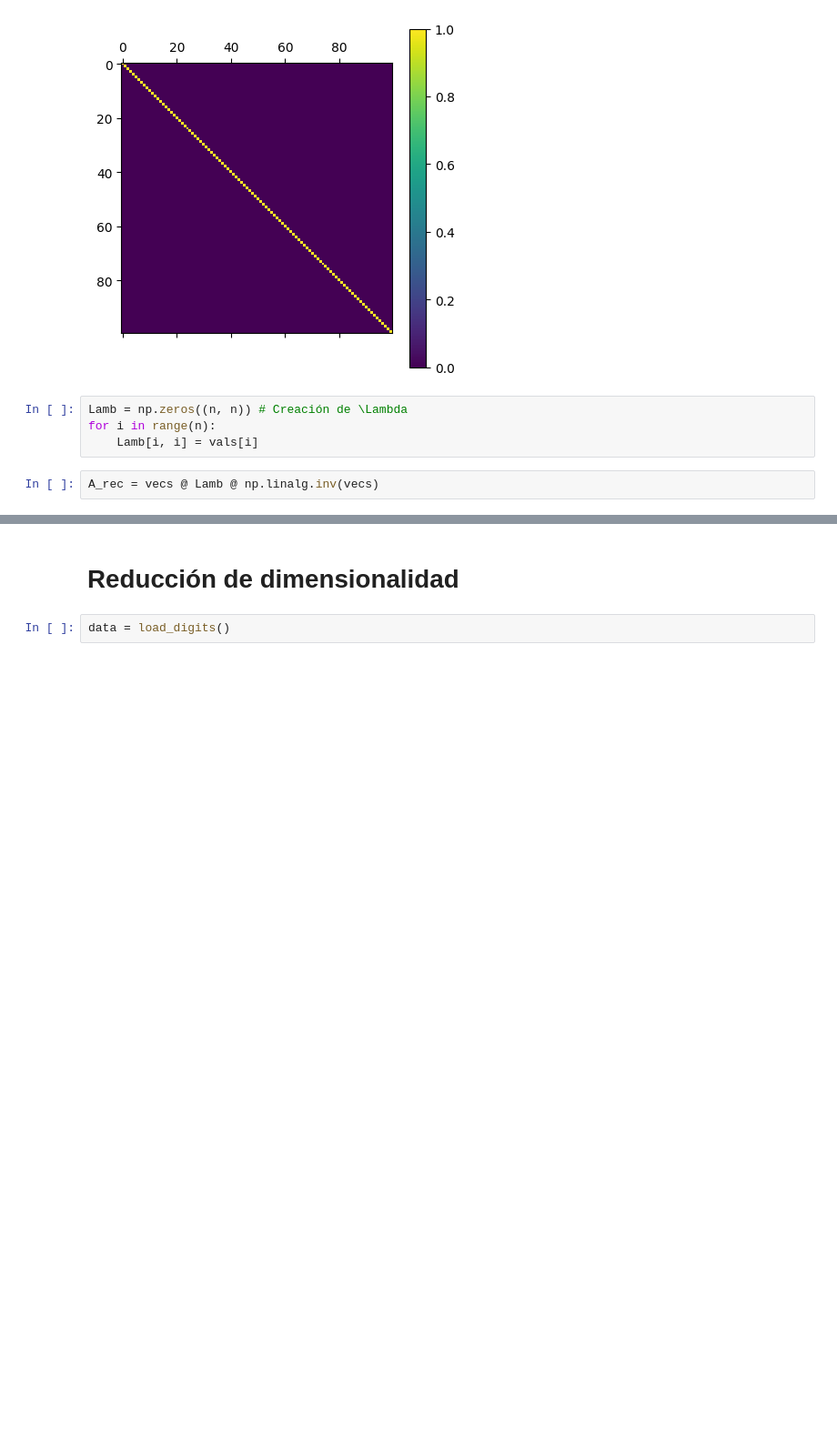
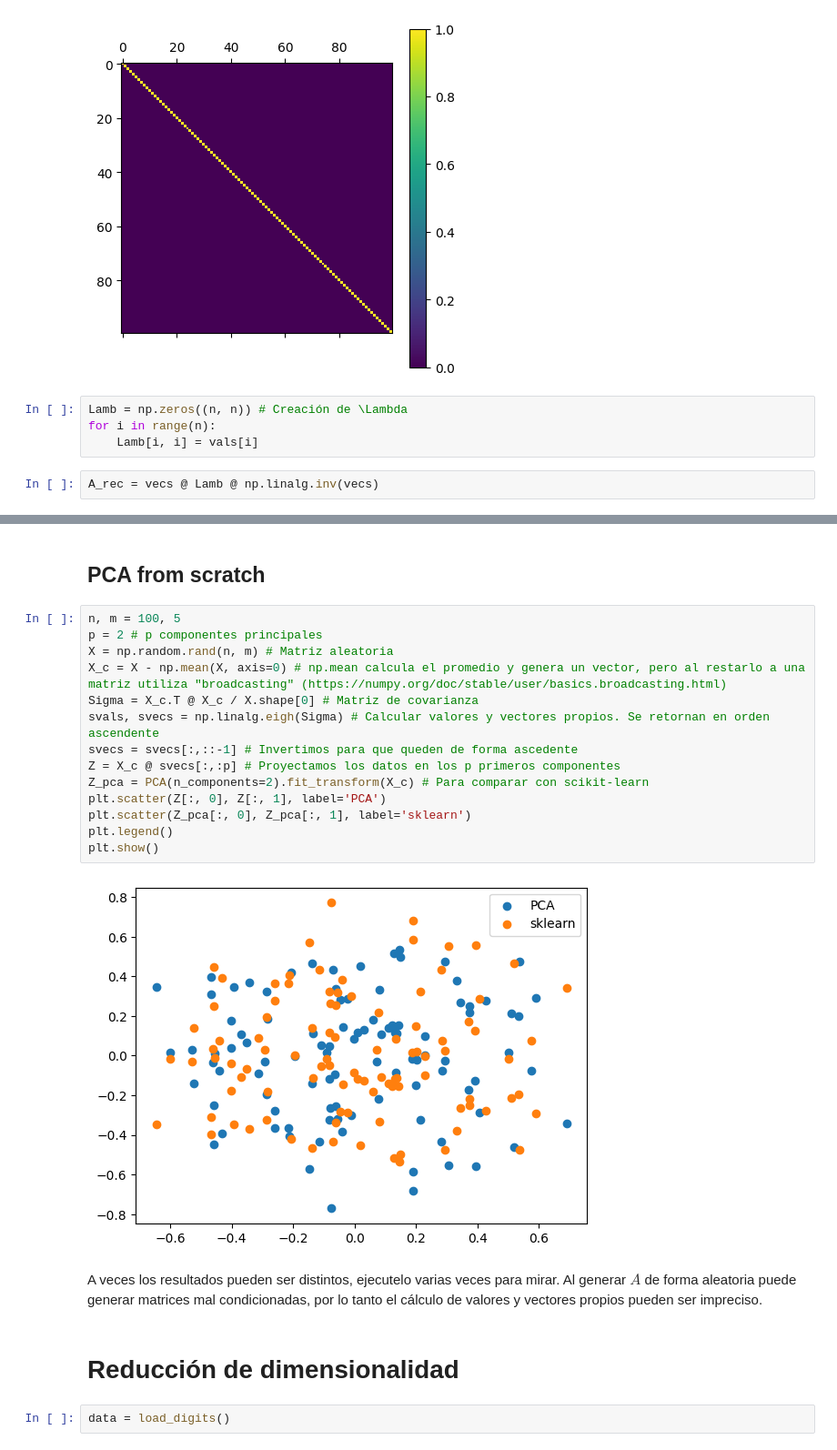
Before and after one commit to dsanmartin/ELE050-B, a Jupyter notebook: 07_dimension.ipynb, the cells around one changed output, grey strips where cells are left out. Shown at 91% size. Cells and saved outputs as stored; diff of their text form; blank space fills up the shorter version.

```diff
--- a/07_dimension.ipynb
+++ b/07_dimension.ipynb
@@ -72,3 +83,23 @@ for i in range(5):
+# %% [markdown]
+## PCA from scratch
+# %%
+n, m = 100, 5
+p = 2 # p componentes principales
+X = np.random.rand(n, m) # Matriz aleatoria
+X_c = X - np.mean(X, axis=0) # np.mean calcula el promedio y genera un vector, pero al restarlo a una matriz utiliza "broadcasting" (https://numpy.org/doc/stable/user/basics.broadcasting.html)
+Sigma = X_c.T @ X_c / X.shape[0] # Matriz de covarianza
+svals, svecs = np.linalg.eigh(Sigma) # Calcular valores y vectores propios. Se retornan en orden ascendente
+svecs = svecs[:,::-1] # Invertimos para que queden de forma ascedente
+Z = X_c @ svecs[:,:p] # Proyectamos los datos en los p primeros componentes
+Z_pca = PCA(n_components=2).fit_transform(X_c) # Para comparar con scikit-learn
+plt.scatter(Z[:, 0], Z[:, 1], label='PCA')
+plt.scatter(Z_pca[:, 0], Z_pca[:, 1], label='sklearn')
+plt.legend()
+plt.show()
+# %% [output]
+[figure, added]
+# %% [markdown]
+A veces los resultados pueden ser distintos, ejecutelo varias veces para mirar. Al generar $A$ de forma aleatoria puede generar matrices mal condicionadas,  por lo tanto el cálculo de valores y vectores propios pueden ser impreciso.
 # %% [markdown]
 # Reducción de dimensionalidad
 # %%
```
Also changed, not shown: parts of 7 cells of this notebook.
